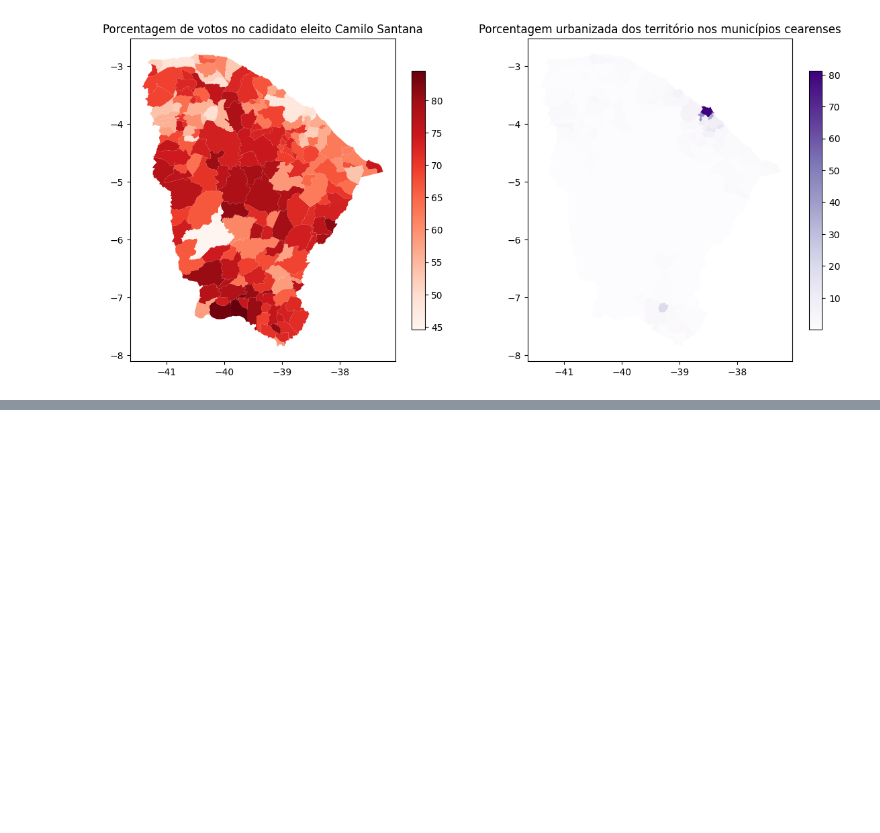
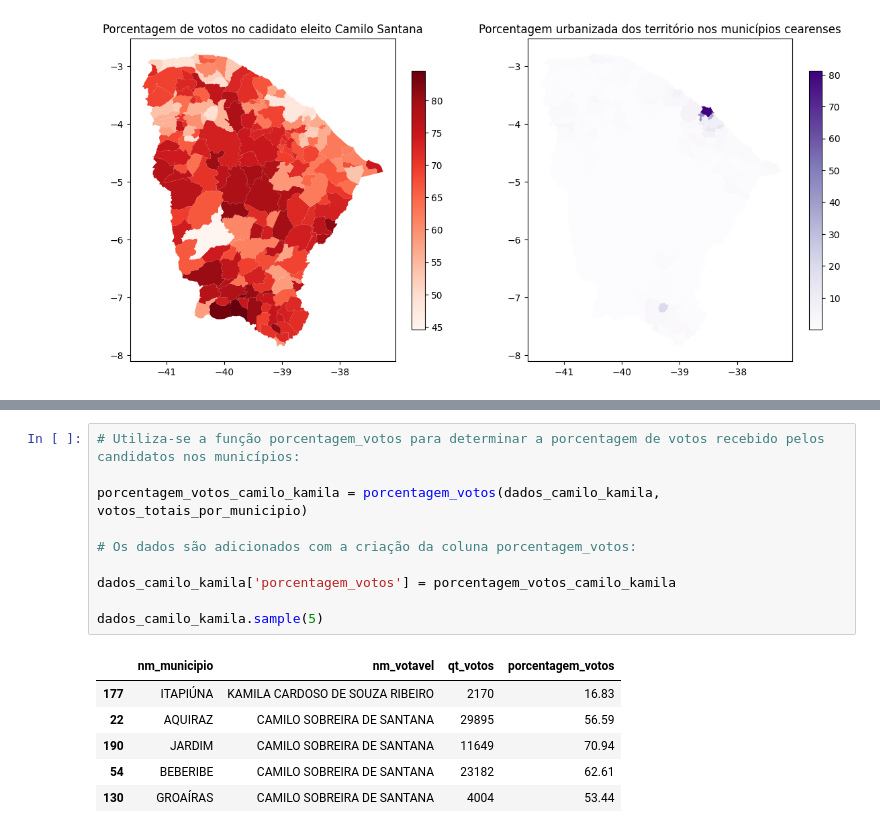
Before and after one commit to DamodaraBarbosa/clustering_municipios_eleicoes_2022_ceara, a Jupyter notebook: 07_senador_analysis_eleicoes_ceara_2022.ipynb, the cells around one changed output, grey strips where cells are left out. Drawn from its saved outputs; the diff is of its cells as text; blank space fills up the shorter version.

```diff
--- a/07_senador_analysis_eleicoes_ceara_2022.ipynb
+++ b/07_senador_analysis_eleicoes_ceara_2022.ipynb
@@ -480,0 +501,17 @@ plt.show()
+# %%
+# Utiliza-se a função porcentagem_votos para determinar a porcentagem de votos recebido pelos candidatos nos municípios:
+
+porcentagem_votos_camilo_kamila = porcentagem_votos(dados_camilo_kamila, votos_totais_por_municipio)
+
+# Os dados são adicionados com a criação da coluna porcentagem_votos:
+
+dados_camilo_kamila['porcentagem_votos'] = porcentagem_votos_camilo_kamila
+
+dados_camilo_kamila.sample(5)
+# %% [output]
+|  | nm_municipio | nm_votavel | qt_votos | porcentagem_votos |
+| 177 | ITAPIÚNA | KAMILA CARDOSO DE SOUZA RIBEIRO | 2170 | 16.83 |
+| 22 | AQUIRAZ | CAMILO SOBREIRA DE SANTANA | 29895 | 56.59 |
+| 190 | JARDIM | CAMILO SOBREIRA DE SANTANA | 11649 | 70.94 |
+| 54 | BEBERIBE | CAMILO SOBREIRA DE SANTANA | 23182 | 62.61 |
+| 130 | GROAÍRAS | CAMILO SOBREIRA DE SANTANA | 4004 | 53.44 |
```
Also changed, not shown: parts of 16 cells of this notebook.
